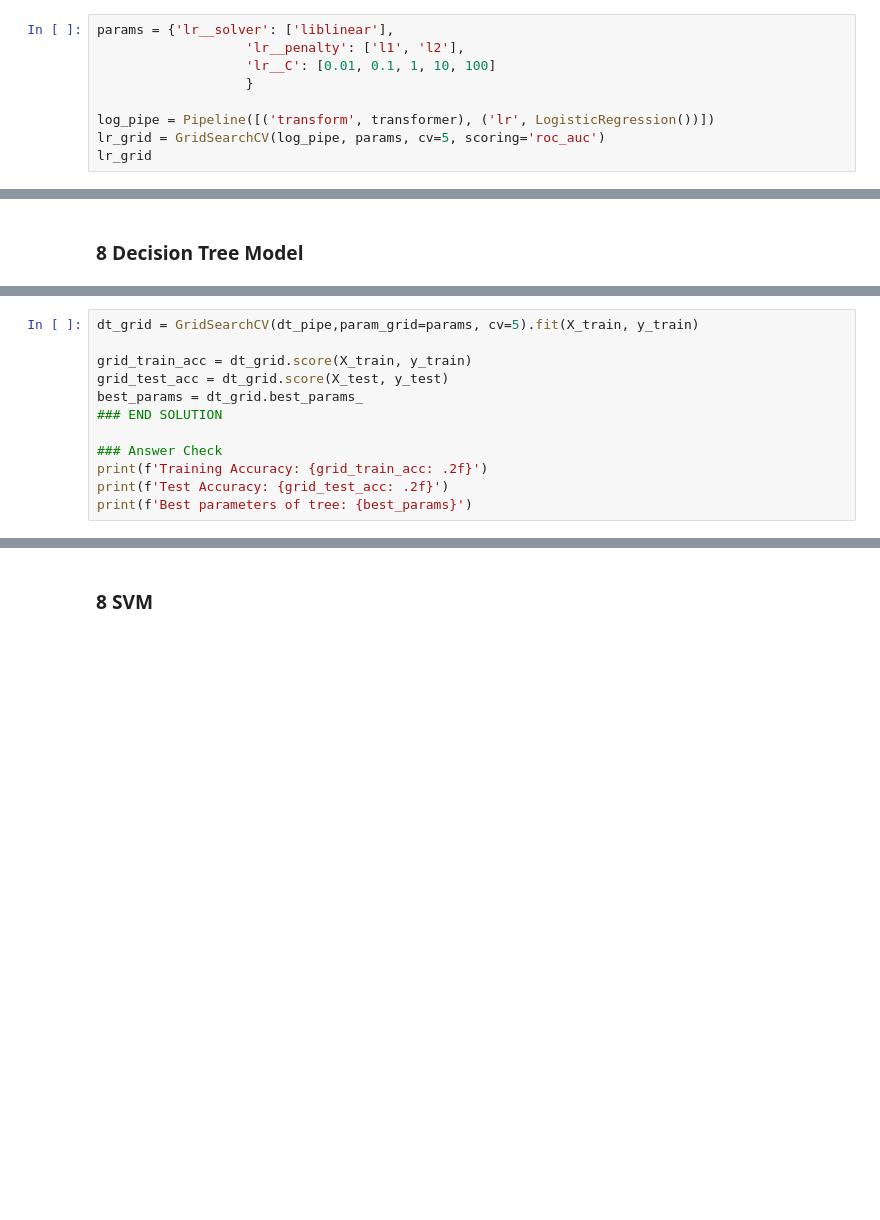
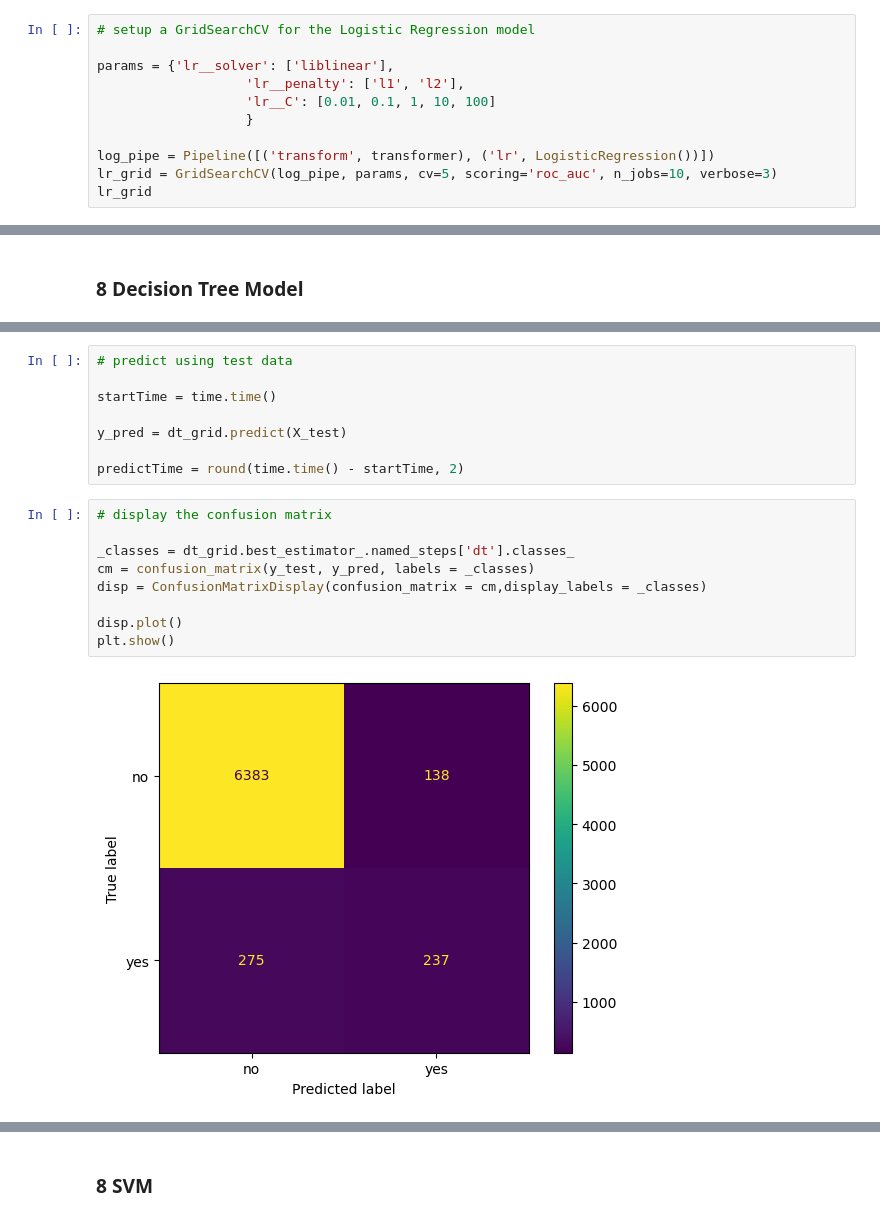
Before and after one commit to mgk2014/PCMLAI-bankcampaign, a Jupyter notebook: prompt_III.ipynb, the cells around one changed output, grey strips where cells are left out. Cells and saved outputs as stored; diff of their text form; blank space fills up the shorter version.

```diff
--- a/prompt_III.ipynb
+++ b/prompt_III.ipynb
@@ -544,13 +544,15 @@ Macro-F1 Score: 0.702266724240569
 
 Use Logistic Regression to build a basic model on your data.
 # %%
+# setup a GridSearchCV for the Logistic Regression model
+
 params = {'lr__solver': ['liblinear'],
                    'lr__penalty': ['l1', 'l2'],
                    'lr__C': [0.01, 0.1, 1, 10, 100]
                    }
 
 log_pipe = Pipeline([('transform', transformer), ('lr', LogisticRegression())])
-lr_grid = GridSearchCV(log_pipe, params, cv=5, scoring='roc_auc')
+lr_grid = GridSearchCV(log_pipe, params, cv=5, scoring='roc_auc', n_jobs=10, verbose=3)
 lr_grid
 # %% [output]
 GridSearchCV(cv=5,
@@ -753,15 +701,3 @@ Pipeline(steps=[('transform',
                                                    'month', 'day_of_week',
                                                    'poutcome'])])),
                 ('dt', DecisionTreeClassifier(random_state=42))])
-# %%
-dt_grid = GridSearchCV(dt_pipe,param_grid=params, cv=5).fit(X_train, y_train)
-
-grid_train_acc = dt_grid.score(X_train, y_train)
-grid_test_acc = dt_grid.score(X_test, y_test)
-best_params = dt_grid.best_params_
-### END SOLUTION
-
-### Answer Check
-print(f'Training Accuracy: {grid_train_acc: .2f}')
-print(f'Test Accuracy: {grid_test_acc: .2f}')
-print(f'Best parameters of tree: {best_params}')
@@ -771,0 +716,19 @@ Best parameters of tree: {'dt__max_depth': 6}
+# %%
+# predict using test data
+
+startTime = time.time()
+
+y_pred = dt_grid.predict(X_test)
+
+predictTime = round(time.time() - startTime, 2)
+# %%
+# display the confusion matrix
+
+_classes = dt_grid.best_estimator_.named_steps['dt'].classes_
+cm = confusion_matrix(y_test, y_pred, labels = _classes)
+disp = ConfusionMatrixDisplay(confusion_matrix = cm,display_labels = _classes)
+
+disp.plot()
+plt.show()
+# %% [output]
+[figure, added]
```
Also changed, not shown: parts of 58 cells of this notebook.
